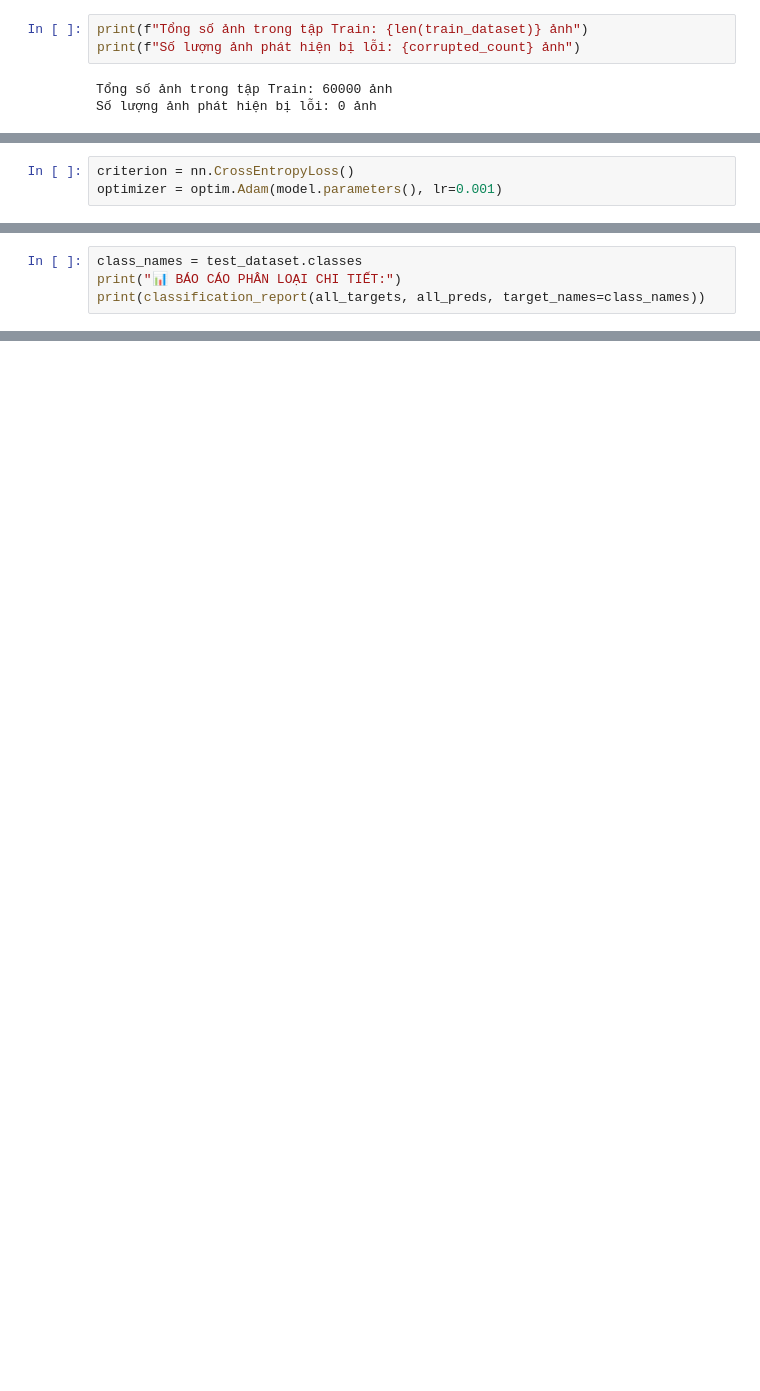
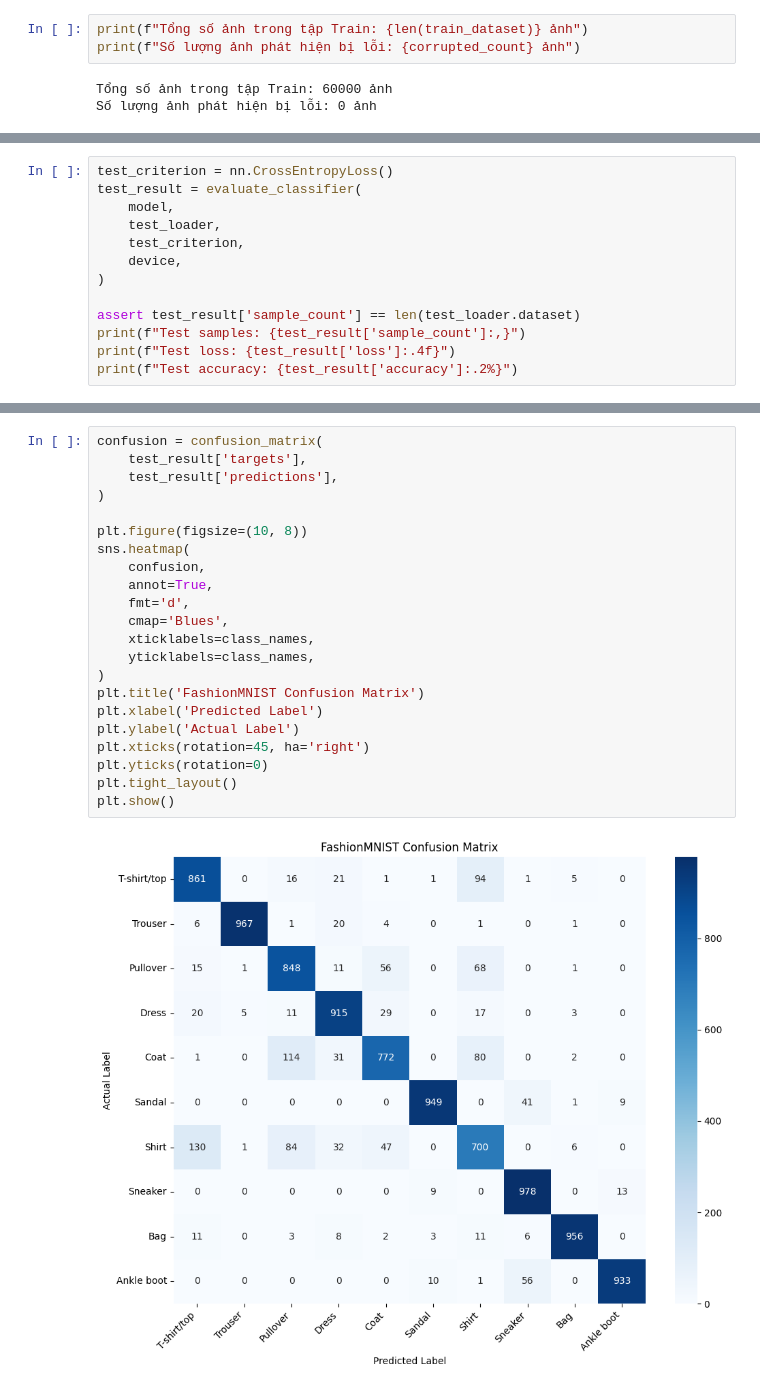
Before and after one commit to TiCoder-coder/TOTAL_LABPARACTICE_FOR_DEEP_LEARNING, a Jupyter notebook: total_practice/practice_1/practice_1.ipynb, the cells around one changed output, grey strips where cells are left out. Saved outputs shown, nothing was run; the diff lists cells and outputs as text; blank space fills up the shorter version.

```diff
--- a/total_practice/practice_1/practice_1.ipynb
+++ b/total_practice/practice_1/practice_1.ipynb
@@ -305,3 +263,0 @@ FashionMNISTModel(
-# %%
-criterion = nn.CrossEntropyLoss()
-optimizer = optim.Adam(model.parameters(), lr=0.001)
@@ -457,4 +263,0 @@ print(f" - Test Accuracy (Tổng thể): {test_acc:.2f}%\n")
-# %%
-class_names = test_dataset.classes
-print("📊 BÁO CÁO PHÂN LOẠI CHI TIẾT:")
-print(classification_report(all_targets, all_preds, target_names=class_names))
@@ -546,0 +1349,13 @@ plt.show()
+# %%
+test_criterion = nn.CrossEntropyLoss()
+test_result = evaluate_classifier(
+    model,
+    test_loader,
+    test_criterion,
+    device,
+)
+
+assert test_result['sample_count'] == len(test_loader.dataset)
+print(f"Test samples: {test_result['sample_count']:,}")
+print(f"Test loss: {test_result['loss']:.4f}")
+print(f"Test accuracy: {test_result['accuracy']:.2%}")
@@ -546,0 +1392,24 @@ plt.show()
+# %%
+confusion = confusion_matrix(
+    test_result['targets'],
+    test_result['predictions'],
+)
+
+plt.figure(figsize=(10, 8))
+sns.heatmap(
+    confusion,
+    annot=True,
+    fmt='d',
+    cmap='Blues',
+    xticklabels=class_names,
+    yticklabels=class_names,
+)
+plt.title('FashionMNIST Confusion Matrix')
+plt.xlabel('Predicted Label')
+plt.ylabel('Actual Label')
+plt.xticks(rotation=45, ha='right')
+plt.yticks(rotation=0)
+plt.tight_layout()
+plt.show()
+# %% [output]
+[figure, added]
```
Also changed, not shown: parts of 97 cells of this notebook, 48 other files.
